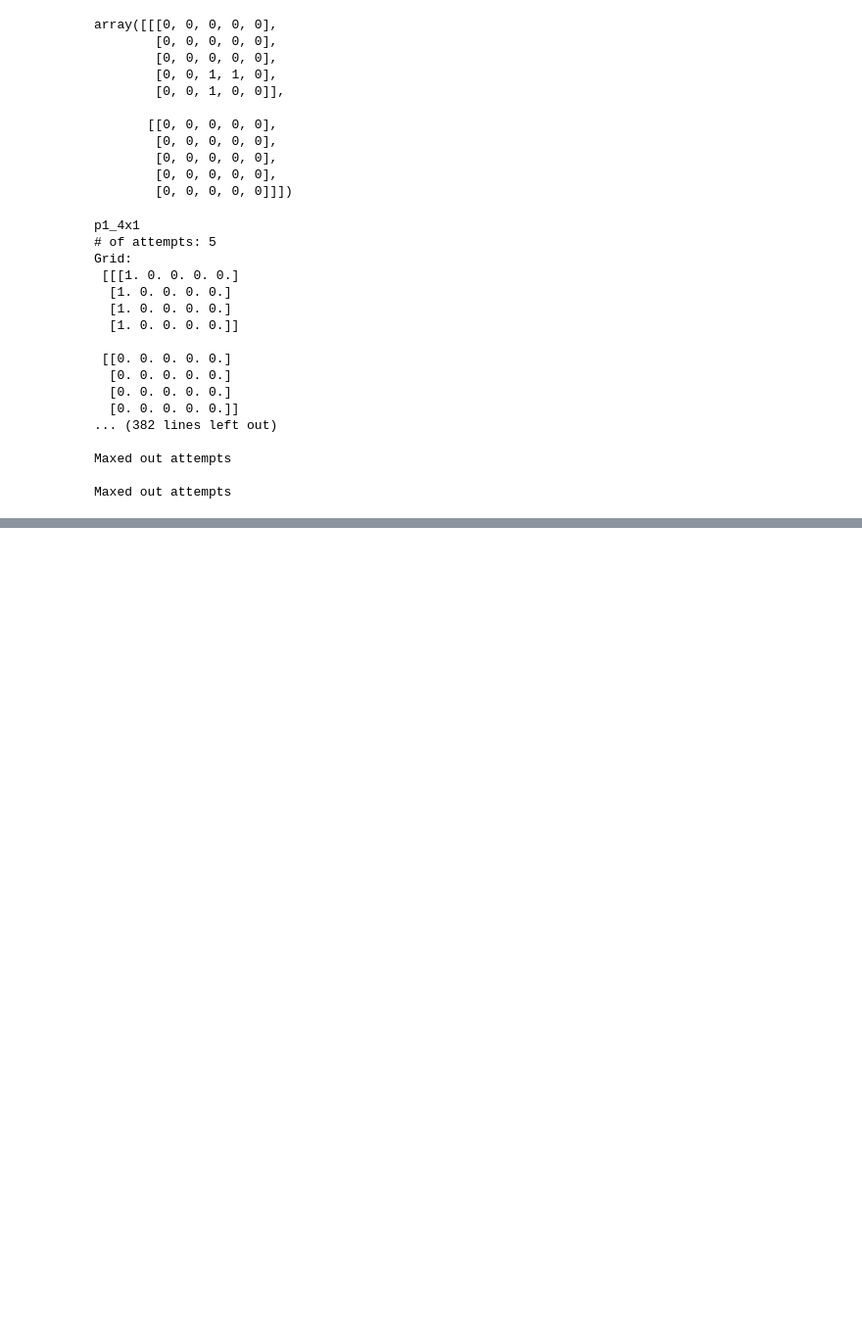
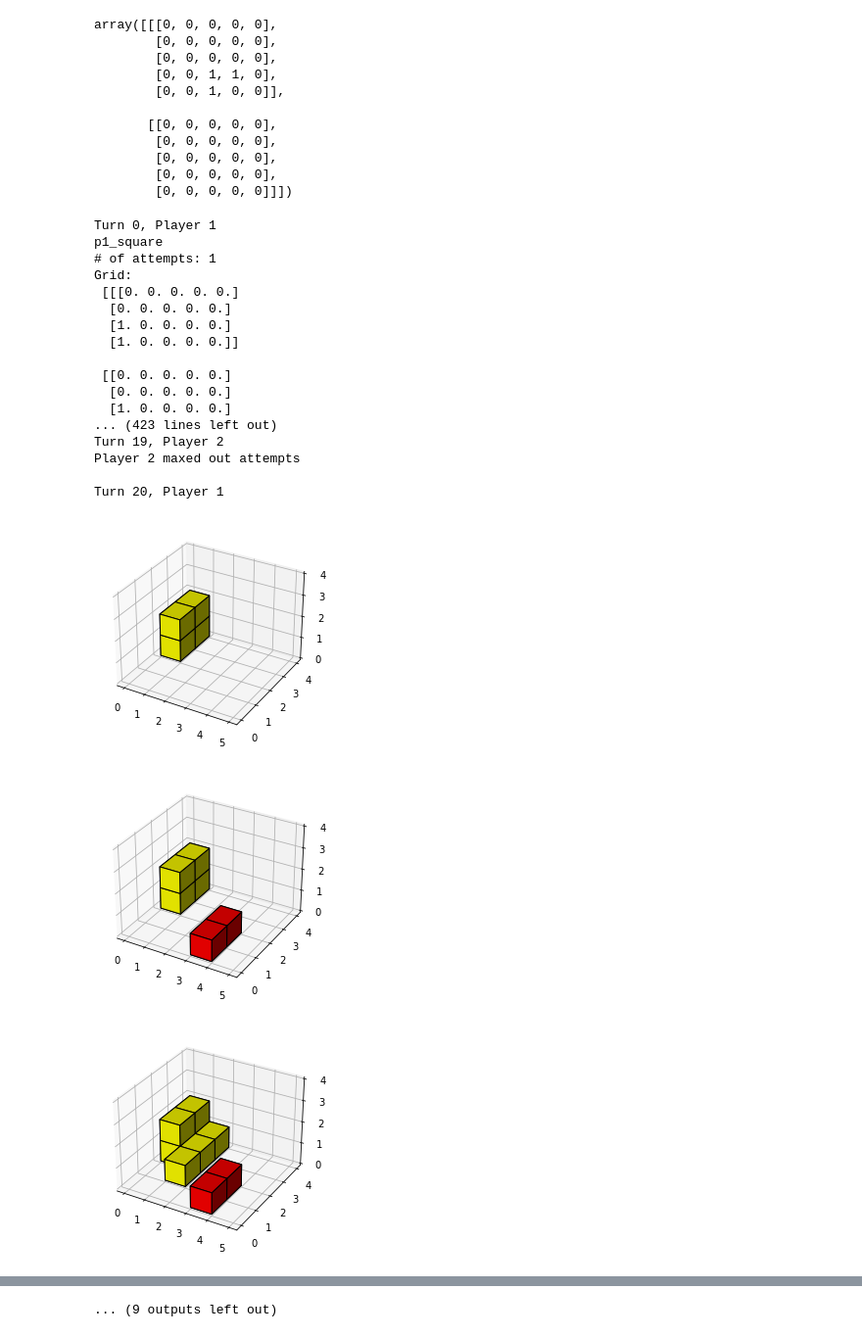
Before and after one commit to shawnriemer/Rumis-Bot, a Jupyter notebook: Rumis Simulation 3D.ipynb, the cells around one changed output, grey strips where cells are left out. Shown at 98% size. Cells and saved outputs as stored; diff of their text form; code cells hidden in the pictures; blank space fills up the shorter version.

Commit message:
added board visuals, fixed rotation bug

```diff
--- a/Rumis Simulation 3D.ipynb
+++ b/Rumis Simulation 3D.ipynb
@@ -295,43 +278,66 @@ def play_move(piece_list, grid, player, start, piece_names):
 # %%
 i=0
-# grid = np.zeros((2,5,5))
 grid = np.zeros((4, 4, 5))
-p1_pieces = [p1_4x1, p1_3x1, p1_2x1, p1_L, p1_square, p1_corner, p1_pipe, p1_bend, p1_archer, p1_twistL, p1_twistR]
-p2_pieces = [p2_4x1, p2_3x1, p2_2x1, p2_L, p2_square, p2_corner, p2_pipe, p2_bend, p2_archer, p2_twistL, p2_twistR]
-p1_piece_names = [
-    'p1_4x1','p1_3x1','p1_2x1','p1_L','p1_square','p1_corner','p1_pipe','p1_bend','p1_archer','p1_twistL','p1_twistR']
-p2_piece_names = [
-    'p2_4x1','p2_3x1','p2_2x1','p2_L','p2_square','p2_corner','p2_pipe','p2_bend','p2_archer','p2_twistL','p2_twistR']
+
+pieces_dict = {
+    1: [p1_4x1, p1_3x1, p1_2x1, p1_L, p1_square, p1_corner, p1_pipe, p1_bend, p1_archer, p1_twistL, p1_twistR],
+    2: [p2_4x1, p2_3x1, p2_2x1, p2_L, p2_square, p2_corner, p2_pipe, p2_bend, p2_archer, p2_twistL, p2_twistR]
+}
+
+piece_name_dict = {
+    1: [
+        'p1_4x1','p1_3x1','p1_2x1','p1_L','p1_square','p1_corner',
+        'p1_pipe','p1_bend','p1_archer','p1_twistL','p1_twistR'
+    ],
+    2: [
+        'p2_4x1','p2_3x1','p2_2x1','p2_L','p2_square','p2_corner',
+        'p2_pipe','p2_bend','p2_archer','p2_twistL','p2_twistR'
+    ]
+}
+
+still_playing_dict = {
+    1: True,
+    2: True
+}
+
 
 while i<=20:
     # Figure out whose turn it is and get their available pieces
-    piece_list = p1_pieces if i%2 == 0 else p2_pieces
     player = 1 if i%2 == 0 else 2
-    piece_names = p1_piece_names if i%2 == 0 else p2_piece_names
+    print(f'Turn {i}, Player {player}')
+
+    piece_list = pieces_dict[player]
+    piece_names = piece_name_dict[player]
+    still_playing = still_playing_dict[player]
 
     # Indicate if it's the player's first turn
     start = True if i<=1 else False
 
     # Play a piece
-    if len(piece_list) > 0:
-        grid, piece_list, piece_names = play_move(piece_list, grid, player, start, piece_names)
+    if (still_playing is True) and (len(piece_list) > 0):
+        grid = play_move(piece_list, grid, player, start, piece_names)
+        fig = draw_board(grid)
+        plt.show
 
     i+=1
 # %% [output]
-p1_4x1
-# of attempts: 5
+Turn 0, Player 1
+p1_square
+# of attempts: 1
 Grid:
- [[[1. 0. 0. 0. 0.]
-  [1. 0. 0. 0. 0.]
+ [[[0. 0. 0. 0. 0.]
+  [0. 0. 0. 0. 0.]
   [1. 0. 0. 0. 0.]
   [1. 0. 0. 0. 0.]]
 
  [[0. 0. 0. 0. 0.]
   [0. 0. 0. 0. 0.]
-  [0. 0. 0. 0. 0.]
-  [0. 0. 0. 0. 0.]]
-... (382 lines left out)
+  [1. 0. 0. 0. 0.]
+... (423 lines left out)
+Turn 19, Player 2
+Player 2 maxed out attempts
 
-Maxed out attempts
-
-Maxed out attempts
+Turn 20, Player 1
+[figure, added]
+[figure, added]
+[figure, added]
@@ -337,0 +352 @@ Maxed out attempts
+... (9 outputs left out)
```
Also changed, not shown: parts of 41 cells of this notebook.
